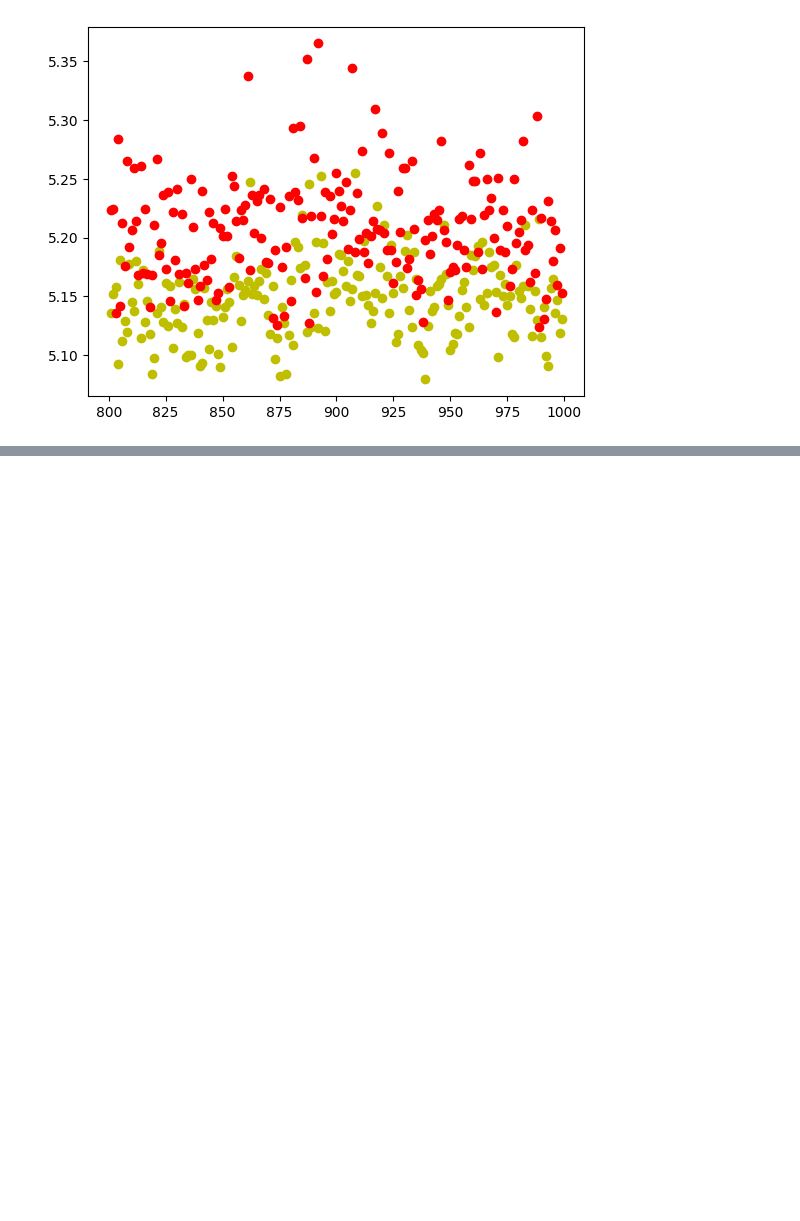
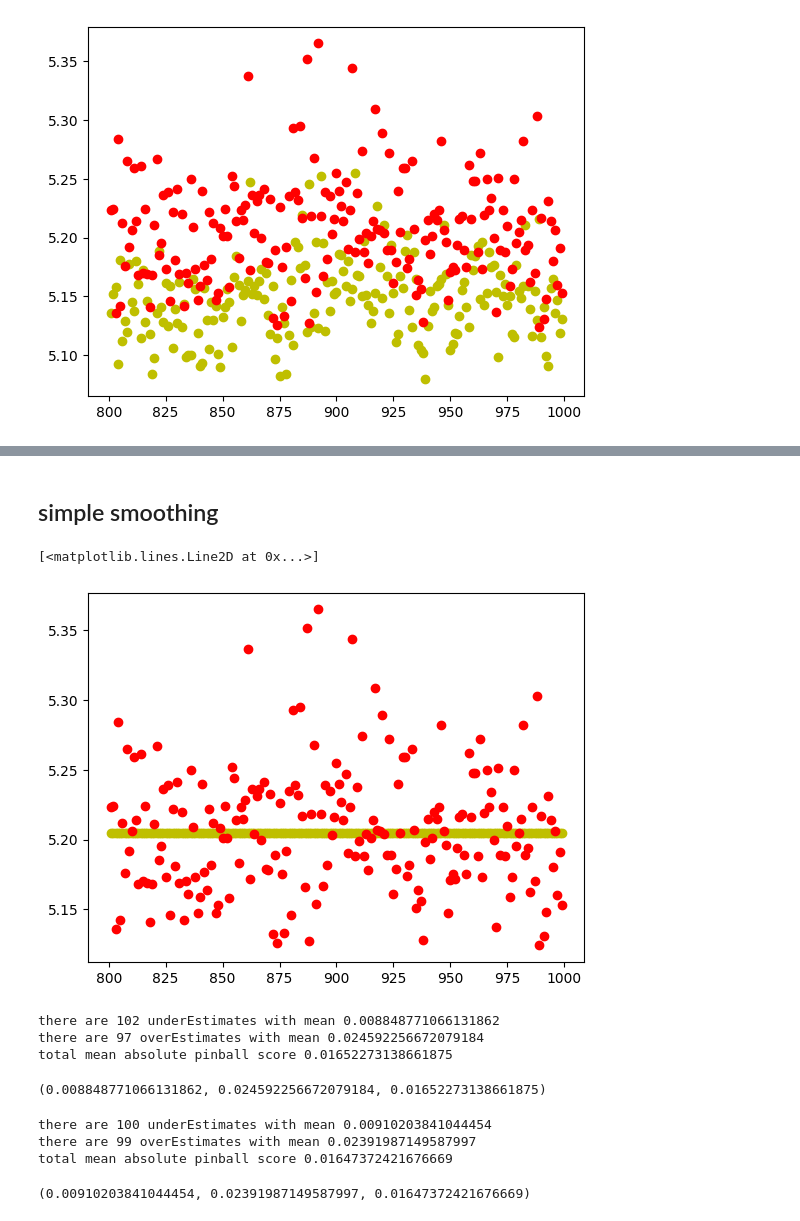
Before and after one commit to idlab-discover/wasm-operator, a Jupyter notebook: prediction/models/model1.ipynb, the cells around one changed output, grey strips where cells are left out. Saved outputs shown, nothing was run; the diff lists cells and outputs as text; code cells hidden in the pictures; blank space fills up the shorter version.

Commit message:
feat: added  experiments with exponential smoothing

```diff
--- a/prediction/models/model1.ipynb
+++ b/prediction/models/model1.ipynb
@@ -449,0 +497,2 @@ plt.plot(test_data,'yo', color='red')
+# %% [markdown]
+## simple  smoothing
@@ -449,0 +501,19 @@ plt.plot(test_data,'yo', color='red')
+# %%
+model = SimpleExpSmoothing(diff_df["sec"], initialization_method="estimated")
+# %%
+result = model.fit()
+# %%
+pred =  result.predict(start=801, end=(999))
+# %%
+plt.plot(pred,'yo')
+plt.plot(test_data,'o', color='red')
+# %% [output]
+[<matplotlib.lines.Line2D at 0x...>]
+[figure, added]
+# %%
+total_perside_piball_loss(test_data,pred,alpha=0.25)
+# %% [output]
+there are 102 underEstimates with mean 0.008848771066131862
+there are 97 overEstimates with mean 0.024592256672079184
+total mean absolute pinball score 0.01652273138661875
+(0.008848771066131862, 0.024592256672079184, 0.01652273138661875)
@@ -449,0 +526,7 @@ plt.plot(test_data,'yo', color='red')
+# %%
+total_perside_piball_loss(test_data,pred,alpha=0.25)
+# %% [output]
+there are 100 underEstimates with mean 0.00910203841044454
+there are 99 overEstimates with mean 0.02391987149587997
+total mean absolute pinball score 0.01647372421676669
+(0.00910203841044454, 0.02391987149587997, 0.01647372421676669)
```
Also changed, not shown: parts of 34 cells of this notebook.
